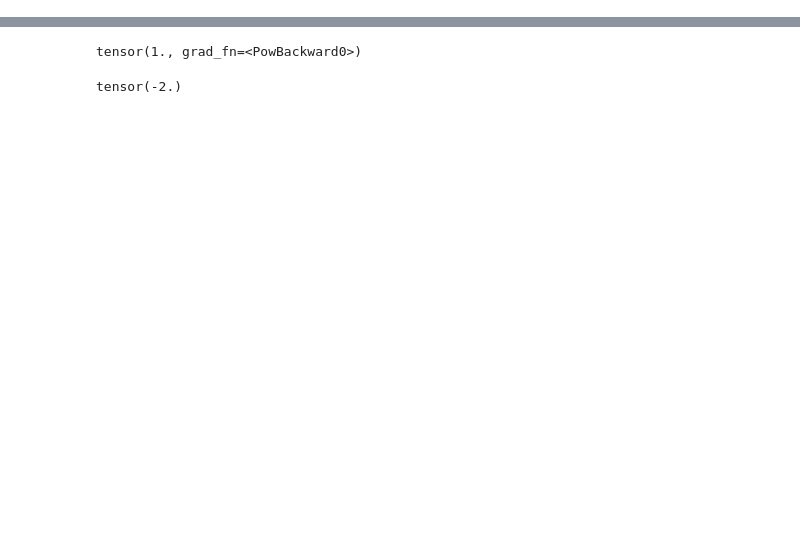
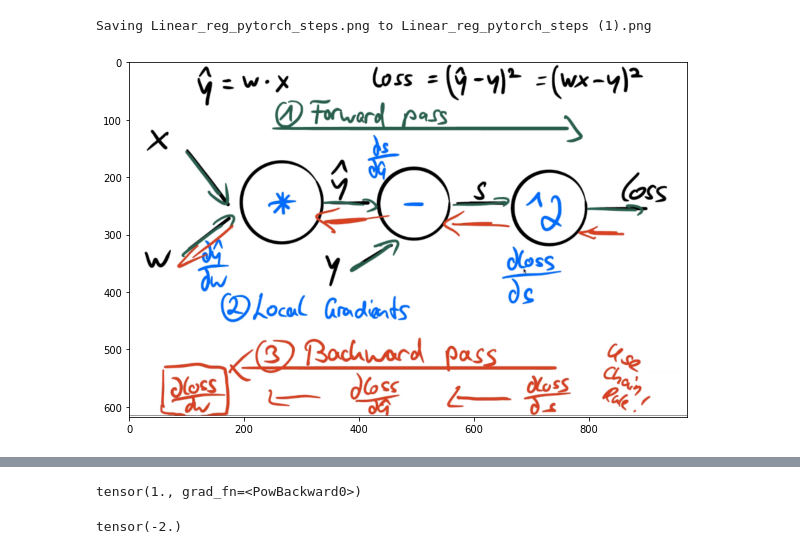
Before and after one commit to athiq-ahmed/Pytorch, a Jupyter notebook: Backpropagation.ipynb, the cells around one changed output, grey strips where cells are left out. Drawn from its saved outputs; the diff is of its cells as text; code cells hidden in the pictures; blank space fills up the shorter version.

```diff
--- a/Backpropagation.ipynb
+++ b/Backpropagation.ipynb
@@ -2,0 +30,8 @@ import torch
+# %%
+uploaded = files.upload()
+im = Image.open(BytesIO(uploaded['Linear_reg_pytorch_steps.png']))
+
+plt.figure(figsize=(10,10))
+plt.imshow(im)
+plt.show()
+# %% [output]
@@ -2,0 +39,2 @@ import torch
+Saving Linear_reg_pytorch_steps.png to Linear_reg_pytorch_steps (1).png
+[figure, added]
```
Also changed, not shown: parts of 5 cells of this notebook.
